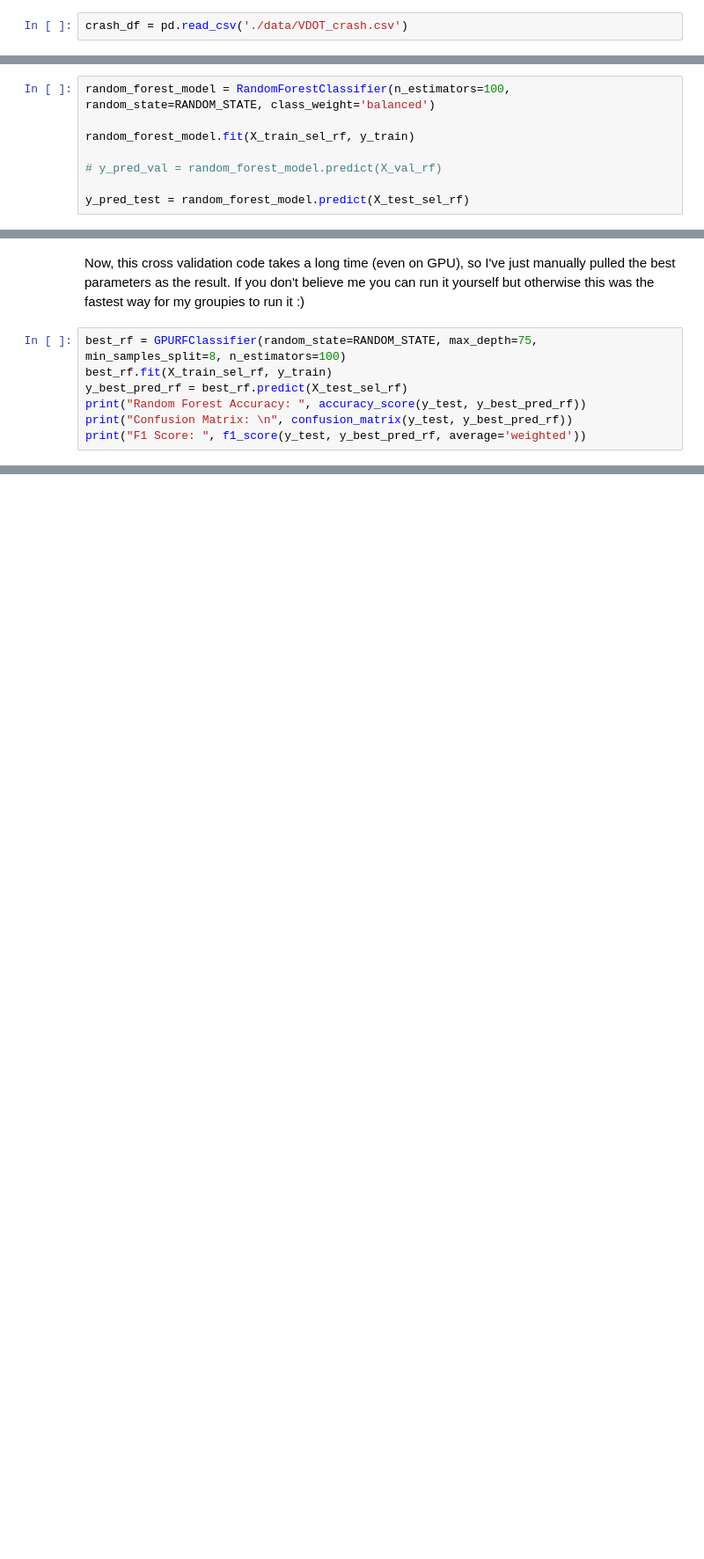
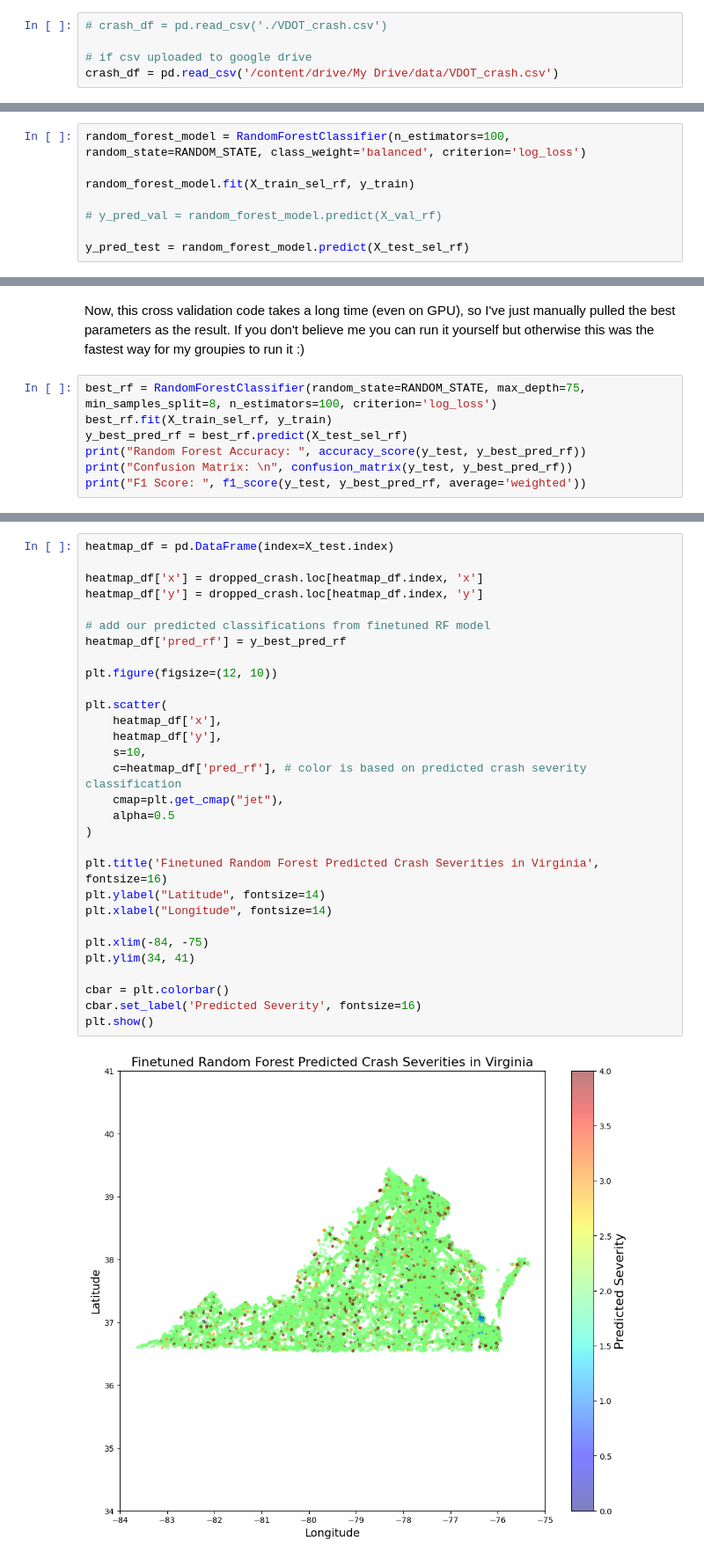
Before and after one commit to kevincha12/DS3001-csz6wd-hpb2gv-rgm6yp, a Jupyter notebook: vdot_crash.ipynb, the cells around one changed output, grey strips where cells are left out. Shown at 88% size. Saved outputs shown, nothing was run; the diff lists cells and outputs as text; blank space fills up the shorter version.

Commit message:
Jonathan's visualizations

```diff
--- a/vdot_crash.ipynb
+++ b/vdot_crash.ipynb
@@ -12,5 +17,8 @@ import matplotlib.image as mpimg
 # %%
-crash_df = pd.read_csv('./data/VDOT_crash.csv')
+# crash_df = pd.read_csv('./VDOT_crash.csv')
+
+# if csv uploaded to google drive
+crash_df = pd.read_csv('/content/drive/My Drive/data/VDOT_crash.csv')
 # %%
 crash_df.head()
 # %% [output]
@@ -874,7 +881,7 @@ from sklearn.metrics import accuracy_score, confusion_matrix, f1_score
 X_train_sel_rf = X_train_sel.copy()
 X_test_sel_rf = X_test_sel.copy()
 # %%
-random_forest_model = RandomForestClassifier(n_estimators=100, random_state=RANDOM_STATE, class_weight='balanced')
+random_forest_model = RandomForestClassifier(n_estimators=100, random_state=RANDOM_STATE, class_weight='balanced', criterion='log_loss')
 
 random_forest_model.fit(X_train_sel_rf, y_train)
 
@@ -943,7 +938,7 @@ F1 Score:  0.6307599828842751
 # %% [markdown]
 Now, this cross validation code takes a long time (even on GPU), so I've just manually pulled the best parameters as the result. If you don't believe me you can run it yourself but otherwise this was the fastest way for my groupies to run it :)
 # %%
-best_rf = GPURFClassifier(random_state=RANDOM_STATE, max_depth=75, min_samples_split=8, n_estimators=100)
+best_rf = RandomForestClassifier(random_state=RANDOM_STATE, max_depth=75, min_samples_split=8, n_estimators=100, criterion='log_loss')
 best_rf.fit(X_train_sel_rf, y_train)
 y_best_pred_rf = best_rf.predict(X_test_sel_rf)
 print("Random Forest Accuracy: ", accuracy_score(y_test, y_best_pred_rf))
@@ -960,0 +1049,32 @@ F1 Score:  0.6307599828842751
+# %%
+heatmap_df = pd.DataFrame(index=X_test.index)
+
+heatmap_df['x'] = dropped_crash.loc[heatmap_df.index, 'x']
+heatmap_df['y'] = dropped_crash.loc[heatmap_df.index, 'y']
+
+# add our predicted classifications from finetuned RF model
+heatmap_df['pred_rf'] = y_best_pred_rf
+
+plt.figure(figsize=(12, 10))
+
+plt.scatter(
+    heatmap_df['x'],
+    heatmap_df['y'],
+    s=10,
+    c=heatmap_df['pred_rf'], # color is based on predicted crash severity classification
+    cmap=plt.get_cmap("jet"),
+    alpha=0.5
+)
+
+plt.title('Finetuned Random Forest Predicted Crash Severities in Virginia', fontsize=16)
+plt.ylabel("Latitude", fontsize=14)
+plt.xlabel("Longitude", fontsize=14)
+
+plt.xlim(-84, -75)
+plt.ylim(34, 41)
+
+cbar = plt.colorbar()
+cbar.set_label('Predicted Severity', fontsize=16)
+plt.show()
+# %% [output]
+[figure, added]
```
Also changed, not shown: parts of 19 cells of this notebook.
